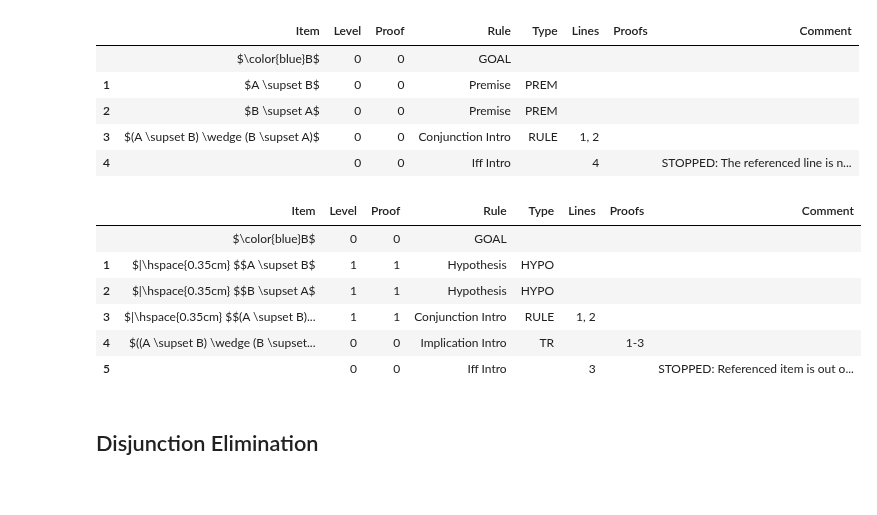
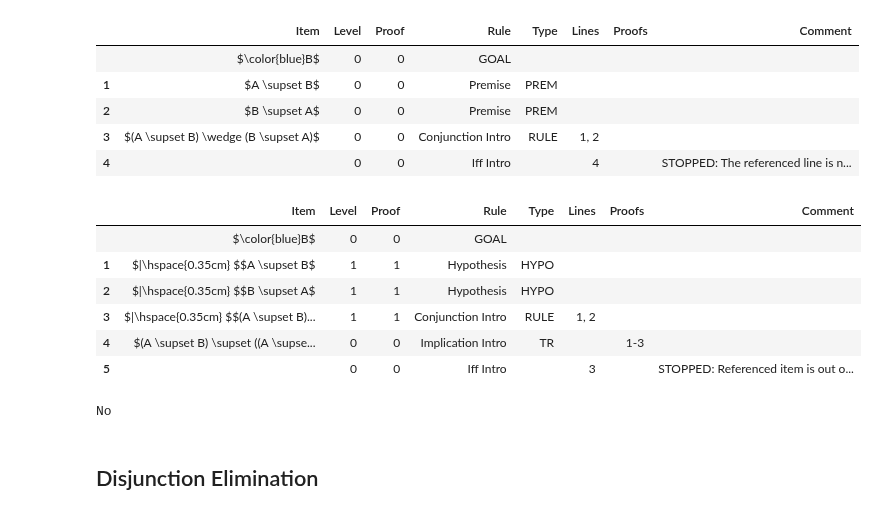
Before and after one commit to FrankHubeny/AltRea, a Jupyter notebook: rules_testcases.ipynb, the cells around one changed output. Saved outputs shown, nothing was run; the diff lists cells and outputs as text; code cells hidden in the pictures.

```diff
--- a/rules_testcases.ipynb
+++ b/rules_testcases.ipynb
@@ -1223,37 +1223,41 @@ display(prf.thisproof())
 # %%
 # test_definition_linescope_1: Error: Referenced line is not in scope.
 
 from IPython.display import display, Math, Markdown, Latex, display_markdown, HTML
 import pandas as pd
 pd.options.display.max_colwidth=500
-from altrea.wffs import And, Wff
+from altrea.wffs import *
 from altrea.rules import Proof
 
 prf = Proof()
 prf.setrestricted(False)
 A = prf.proposition('A')
 B = prf.proposition('B')
 prf.setlogic()
 
 prf.goal(B)
 
 prf.opensubproof()
 prf.hypothesis(Implies(A, B))
-prf.addhypothesis(Implies(B, A))
+prf.hypothesis(Implies(B, A))
 prf.rule("conj intro", [prf.item(1), prf.item(2)], [1, 2])
 prf.closesubproof()
 prf.implication_intro()
 prf.definition('iff intro', [A, B], [3])
 
 display(prf.thisproof())
 # %% [output]
 |  | Item | Level | Proof | Rule | Type | Lines | Proofs | Comment |
 |  | $\color{blue}B$ | 0 | 0 | GOAL |  |  |  |  |
 | 1 | $|\hspace{0.35cm} $$A \supset B$ | 1 | 1 | Hypothesis | HYPO |  |  |  |
 | 2 | $|\hspace{0.35cm} $$B \supset A$ | 1 | 1 | Hypothesis | HYPO |  |  |  |
 | 3 | $|\hspace{0.35cm} $$(A \supset B)... | 1 | 1 | Conjunction Intro | RULE | 1, 2 |  |  |
-| 4 | $((A \supset B) \wedge (B \supset... | 0 | 0 | Implication Intro | TR |  | 1-3 |  |
+| 4 | $(A \supset B) \supset ((A \supse... | 0 | 0 | Implication Intro | TR |  | 1-3 |  |
 | 5 |  | 0 | 0 | Iff Intro |  | 3 |  | STOPPED: Referenced item is out o... |
+# %%
+print(prf.subproofavailable)
+# %% [output]
+No
 # %% [markdown]
 <a id='disjunction_elim'></a>
 ## Disjunction Elimination
```
Also changed, not shown: parts of 9 cells of this notebook, 7 other files.
